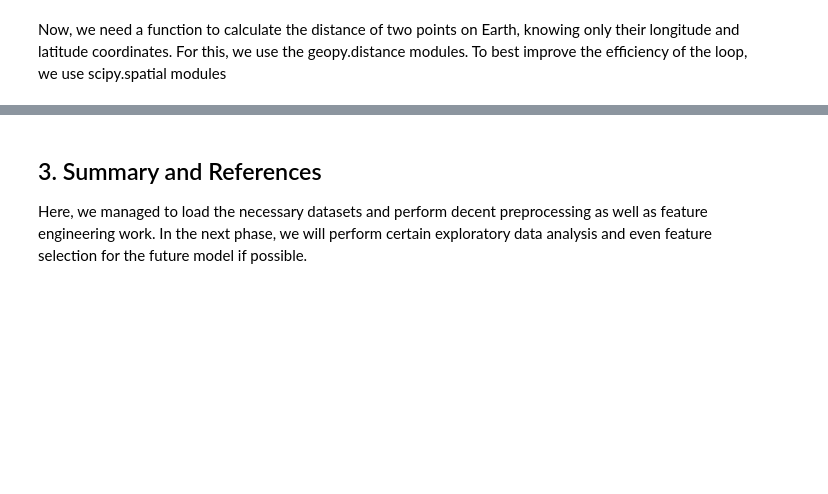
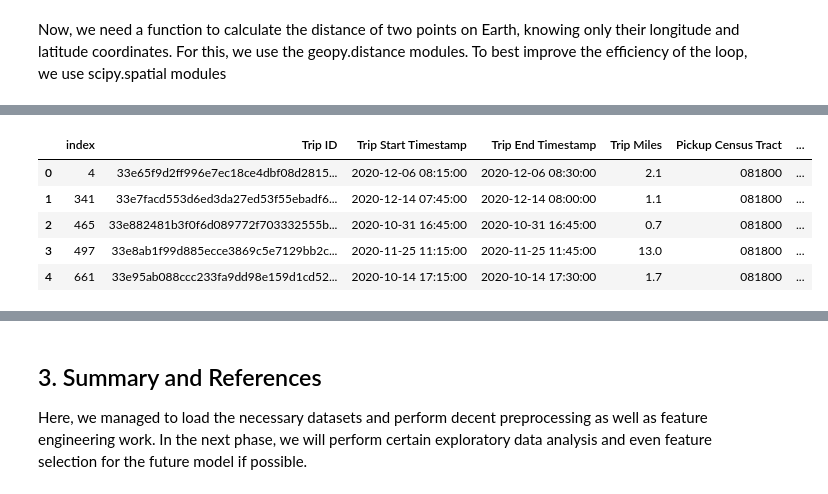
Before and after one commit to Taiducphan1234/Ride-Hailing-Data-Analysis-and-Tipping-Prediction, a Jupyter notebook: Ride-Hailing Data Analysis - Data Preparation and Preprocessing.ipynb, the cells around one changed output, grey strips where cells are left out. Saved outputs shown, nothing was run; the diff lists cells and outputs as text; code cells hidden in the pictures; blank space fills up the shorter version.

```diff
--- a/Ride-Hailing Data Analysis - Data Preparation and Preprocessing.ipynb
+++ b/Ride-Hailing Data Analysis - Data Preparation and Preprocessing.ipynb
@@ -427,0 +536,10 @@ rides.head()
+# %%
+ride_merge = pd.merge(rides, census_tracts, how = 'inner', left_on = 'Pickup Census Tract', right_on = 'ID')
+ride_merge.head()
+# %% [output]
+|  | index | Trip ID | Trip Start Timestamp | Trip End Timestamp | Trip Miles | Pickup Census Tract | ... |
+| 0 | 4 | 33e65f9d2ff996e7ec18ce4dbf08d2815... | 2020-12-06 08:15:00 | 2020-12-06 08:30:00 | 2.1 | 081800 | ... |
+| 1 | 341 | 33e7facd553d6ed3da27ed53f55ebadf6... | 2020-12-14 07:45:00 | 2020-12-14 08:00:00 | 1.1 | 081800 | ... |
+| 2 | 465 | 33e882481b3f0f6d089772f703332555b... | 2020-10-31 16:45:00 | 2020-10-31 16:45:00 | 0.7 | 081800 | ... |
+| 3 | 497 | 33e8ab1f99d885ecce3869c5e7129bb2c... | 2020-11-25 11:15:00 | 2020-11-25 11:45:00 | 13.0 | 081800 | ... |
+| 4 | 661 | 33e95ab088ccc233fa9dd98e159d1cd52... | 2020-10-14 17:15:00 | 2020-10-14 17:30:00 | 1.7 | 081800 | ... |
```
Also changed, not shown: parts of 15 cells of this notebook.
